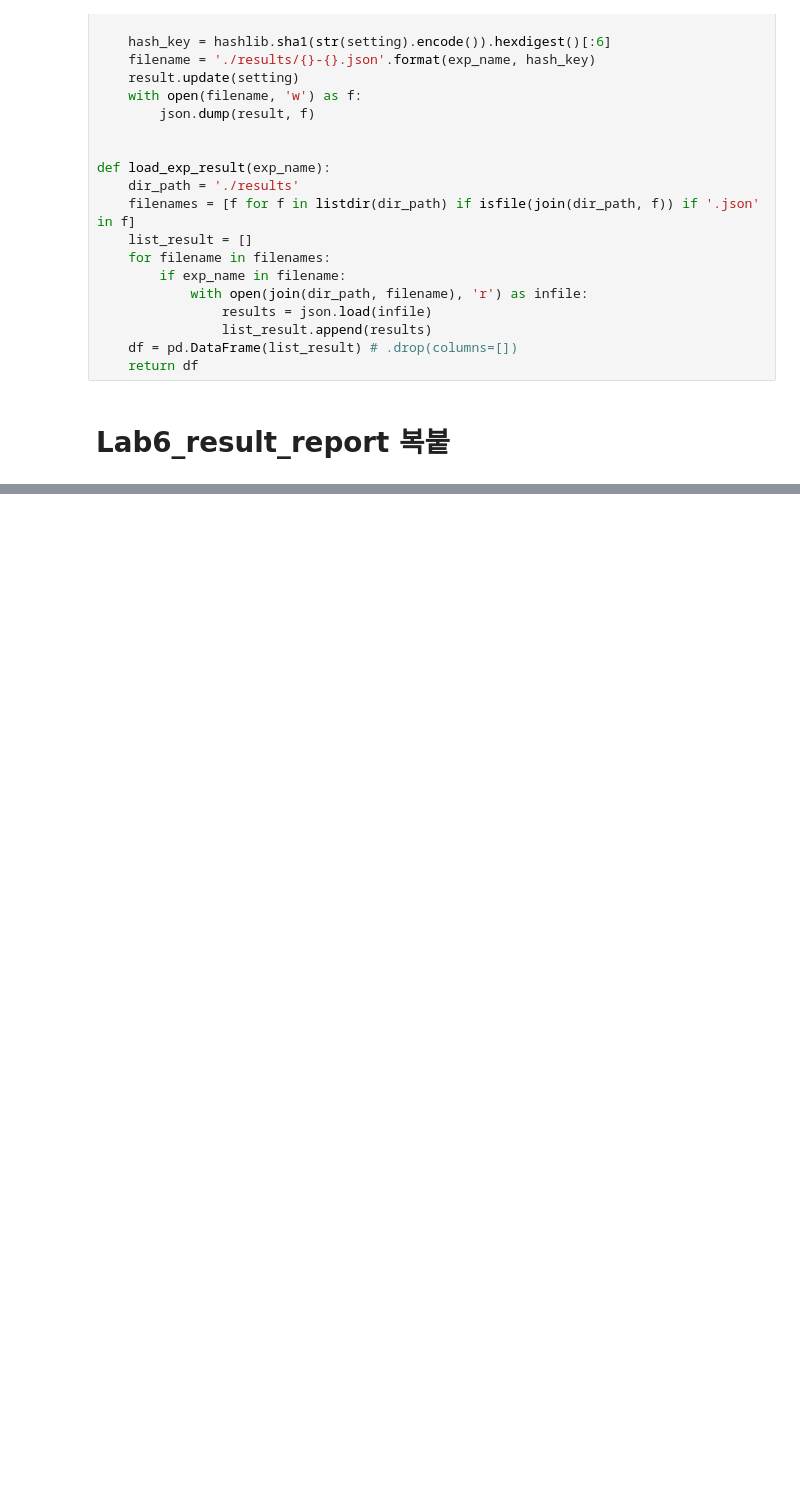
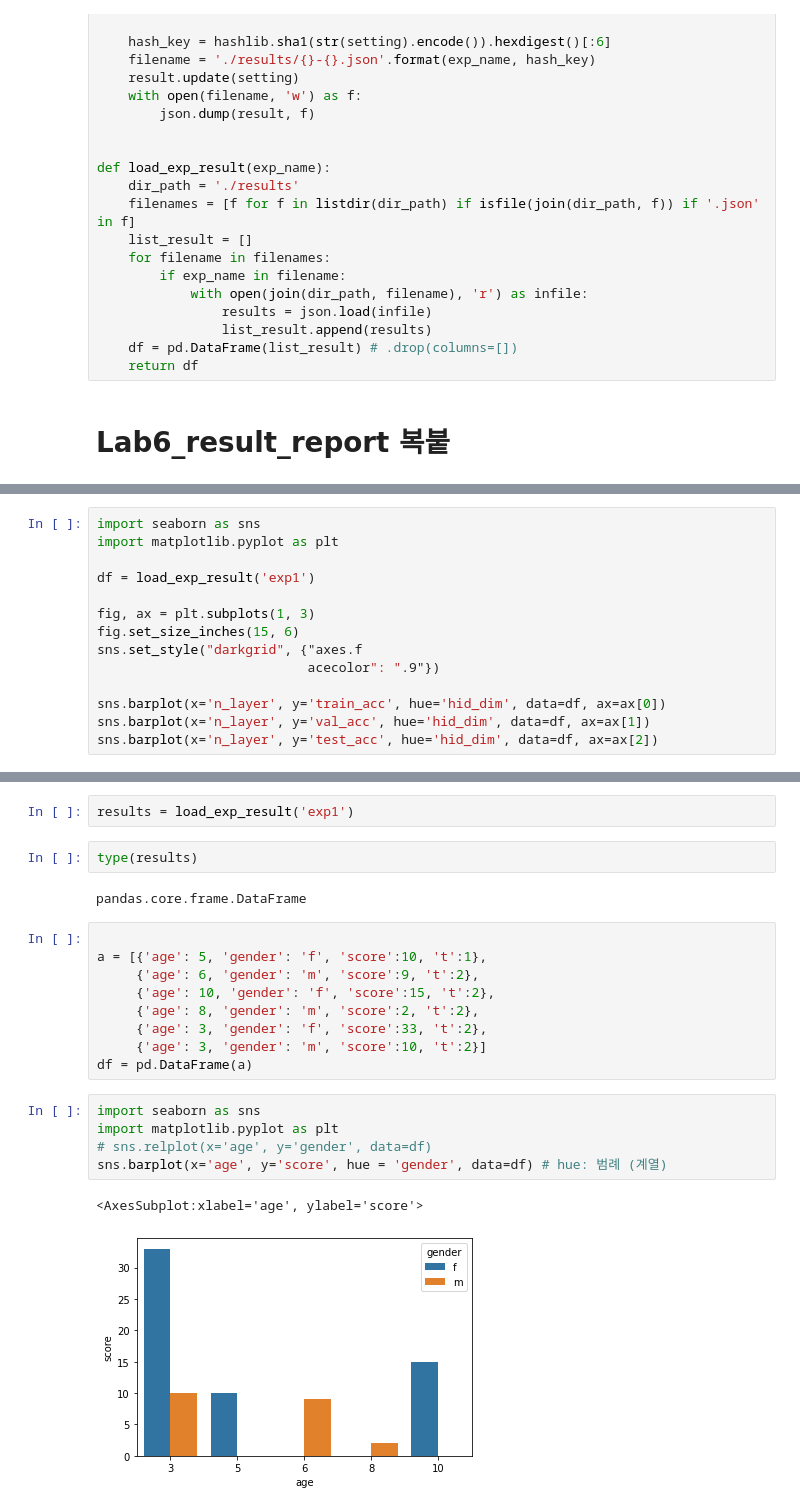
Before and after one commit to GwangwooHan/study, a Jupyter notebook: pytorch/220207 pytorch_experiment.ipynb, the cells around one changed output, grey strips where cells are left out. Drawn from its saved outputs; the diff is of its cells as text; blank space fills up the shorter version.

```diff
--- a/pytorch/220207 pytorch_experiment.ipynb
+++ b/pytorch/220207 pytorch_experiment.ipynb
@@ -59,0 +400,14 @@ def load_exp_result(exp_name):
+# %%
+import seaborn as sns
+import matplotlib.pyplot as plt
+
+df = load_exp_result('exp1')
+
+fig, ax = plt.subplots(1, 3)
+fig.set_size_inches(15, 6)
+sns.set_style("darkgrid", {"axes.f
+                           acecolor": ".9"})
+
+sns.barplot(x='n_layer', y='train_acc', hue='hid_dim', data=df, ax=ax[0])
+sns.barplot(x='n_layer', y='val_acc', hue='hid_dim', data=df, ax=ax[1])
+sns.barplot(x='n_layer', y='test_acc', hue='hid_dim', data=df, ax=ax[2])
@@ -59,0 +481,23 @@ def load_exp_result(exp_name):
+# %%
+results = load_exp_result('exp1')
+# %%
+type(results)
+# %% [output]
+pandas.core.frame.DataFrame
+# %%
+
+a = [{'age': 5, 'gender': 'f', 'score':10, 't':1},
+     {'age': 6, 'gender': 'm', 'score':9, 't':2},
+     {'age': 10, 'gender': 'f', 'score':15, 't':2},
+     {'age': 8, 'gender': 'm', 'score':2, 't':2},
+     {'age': 3, 'gender': 'f', 'score':33, 't':2},
+     {'age': 3, 'gender': 'm', 'score':10, 't':2}]
+df = pd.DataFrame(a)
+# %%
+import seaborn as sns
+import matplotlib.pyplot as plt
+# sns.relplot(x='age', y='gender', data=df)
+sns.barplot(x='age', y='score', hue = 'gender', data=df) # hue: 범례 (계열)
+# %% [output]
+<AxesSubplot:xlabel='age', ylabel='score'>
+[figure, added]
```
Also changed, not shown: parts of 24 cells of this notebook.
